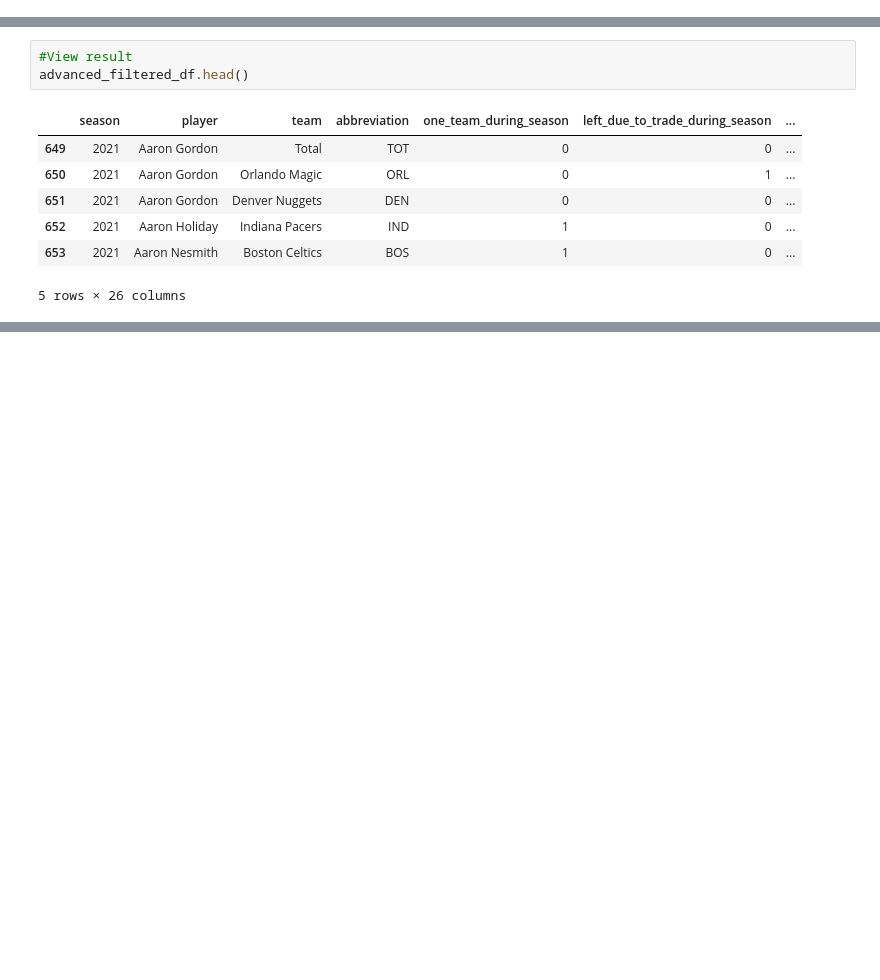
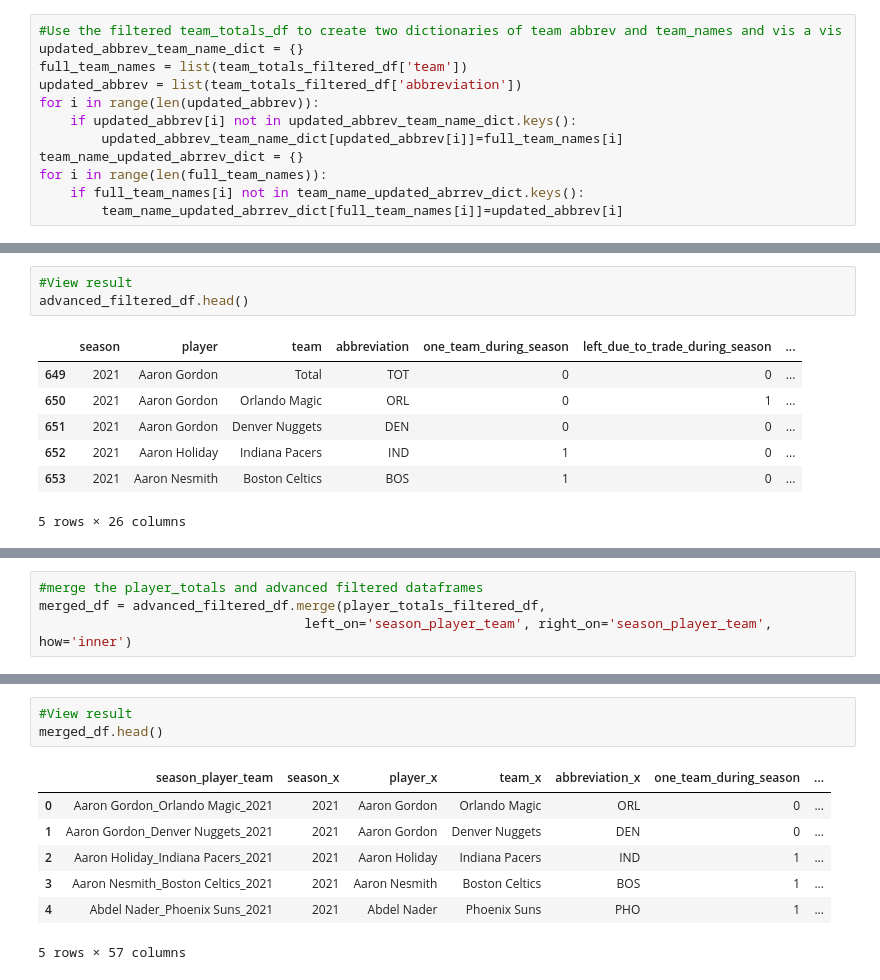
Before and after one commit to civond/NBA-Analysis, a Jupyter notebook: nba_players_teams.ipynb, the cells around one changed output, grey strips where cells are left out. Drawn from its saved outputs; the diff is of its cells as text; blank space fills up the shorter version.

```diff
--- a/nba_players_teams.ipynb
+++ b/nba_players_teams.ipynb
@@ -192,3 +194,15 @@ for i in range(len(full_team_names)):
+# %%
+#Use the filtered team_totals_df to create two dictionaries of team abbrev and team_names and vis a vis
+updated_abbrev_team_name_dict = {}
+full_team_names = list(team_totals_filtered_df['team'])
+updated_abbrev = list(team_totals_filtered_df['abbreviation'])
+for i in range(len(updated_abbrev)):
+    if updated_abbrev[i] not in updated_abbrev_team_name_dict.keys():
+        updated_abbrev_team_name_dict[updated_abbrev[i]]=full_team_names[i]
+team_name_updated_abrrev_dict = {}
+for i in range(len(full_team_names)):
+    if full_team_names[i] not in team_name_updated_abrrev_dict.keys():
+        team_name_updated_abrrev_dict[full_team_names[i]]=updated_abbrev[i]
 # %%
 #Update dictionaries to include 'TOT' values in dataframes:
 team_name_updated_abrrev_dict['Total'] = 'TOT'
@@ -714,0 +761,4 @@ player_totals_filtered_df.to_csv("resources/player_totals_filtered.csv", sep=','
+# %%
+#merge the player_totals and advanced filtered dataframes
+merged_df = advanced_filtered_df.merge(player_totals_filtered_df,
+                                  left_on='season_player_team', right_on='season_player_team', how='inner')
@@ -714,0 +785,11 @@ player_totals_filtered_df.to_csv("resources/player_totals_filtered.csv", sep=','
+# %%
+#View result
+merged_df.head()
+# %% [output]
+|  | season_player_team | season_x | player_x | team_x | abbreviation_x | one_team_during_season | ... |
+| 0 | Aaron Gordon_Orlando Magic_2021 | 2021 | Aaron Gordon | Orlando Magic | ORL | 0 | ... |
+| 1 | Aaron Gordon_Denver Nuggets_2021 | 2021 | Aaron Gordon | Denver Nuggets | DEN | 0 | ... |
+| 2 | Aaron Holiday_Indiana Pacers_2021 | 2021 | Aaron Holiday | Indiana Pacers | IND | 1 | ... |
+| 3 | Aaron Nesmith_Boston Celtics_2021 | 2021 | Aaron Nesmith | Boston Celtics | BOS | 1 | ... |
+| 4 | Abdel Nader_Phoenix Suns_2021 | 2021 | Abdel Nader | Phoenix Suns | PHO | 1 | ... |
+5 rows × 57 columns
```
Also changed, not shown: parts of 55 cells of this notebook, 3 other files.
